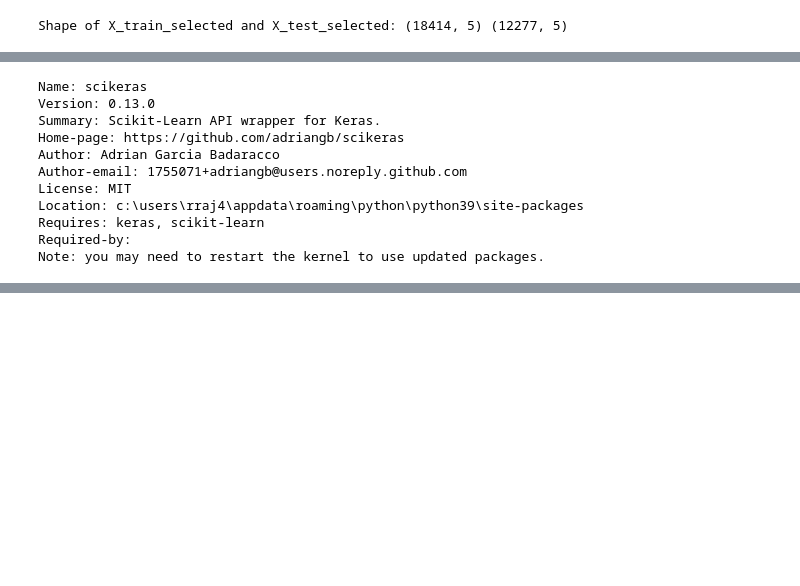
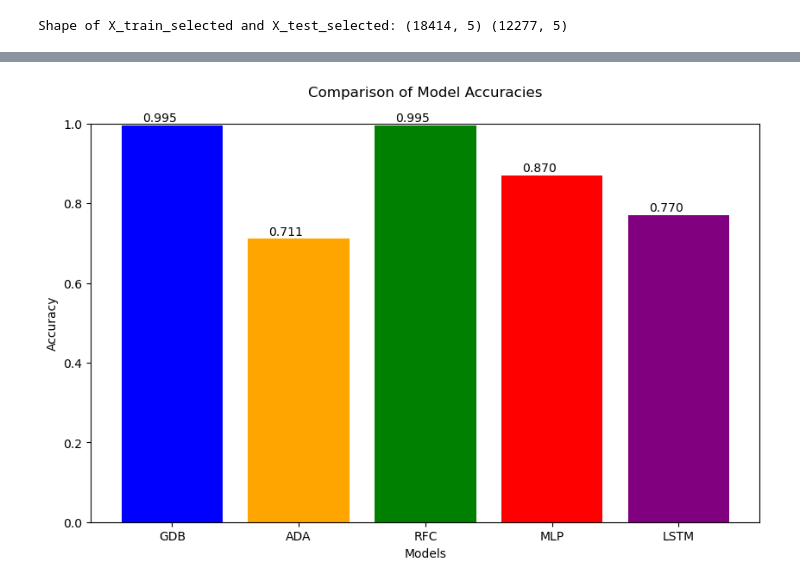
Before and after one commit to rraj45022/sdp, a Jupyter notebook: Untitled1.ipynb, the cells around one changed output, grey strips where cells are left out. Saved outputs shown, nothing was run; the diff lists cells and outputs as text; code cells hidden in the pictures; blank space fills up the shorter version.

```diff
--- a/Untitled1.ipynb
+++ b/Untitled1.ipynb
@@ -529,14 +1007,20 @@ Requirement already satisfied: packaging in c:\users\rraj4\anaconda3\lib\site-pa
 # %%
-pip show scikeras
+import matplotlib.pyplot as plt
+
+models = ['GDB', 'ADA', 'RFC', 'MLP', 'LSTM']
+accuracies = [0.9951942657000896, 0.7105155982731938, 0.9953571719475441, 0.8700008145312372, 0.7698949254703918]
+
+plt.figure(figsize=(10, 6))
+bars = plt.bar(models, accuracies, color=['blue', 'orange', 'green', 'red', 'purple'])
+plt.xlabel('Models')
+plt.ylabel('Accuracy')
+plt.title('Comparison of Model Accuracies', y=1.05)  # Increase the gap between title and graph
+plt.ylim(0, 1)  # Set the y-axis limits from 0 to 1
+
+# Add text annotations
+for bar, acc in zip(bars, accuracies):
+    plt.text(bar.get_x() + bar.get_width()/2 - 0.1, bar.get_height() + 0.01, '{:.3f}'.format(acc), ha='center', color='black')
+
+plt.savefig('model_accuracy.png')
+plt.show()
 # %% [output]
-Name: scikeras
-Version: 0.13.0
-Summary: Scikit-Learn API wrapper for Keras.
-Home-page: https://github.com/adriangb/scikeras
-Author: Adrian Garcia Badaracco
-Author-email: 1755071+adriangb@users.noreply.github.com
-License: MIT
-Location: c:\users\rraj4\appdata\roaming\python\python39\site-packages
-Requires: keras, scikit-learn
-Required-by:
-Note: you may need to restart the kernel to use updated packages.
@@ -544 +1027,2 @@ WARNING: Ignoring invalid distribution -rotobuf (c:\users\rraj4\anaconda3\lib\si
+[figure, added]
 # %%
```
Also changed, not shown: parts of 16 cells of this notebook.
